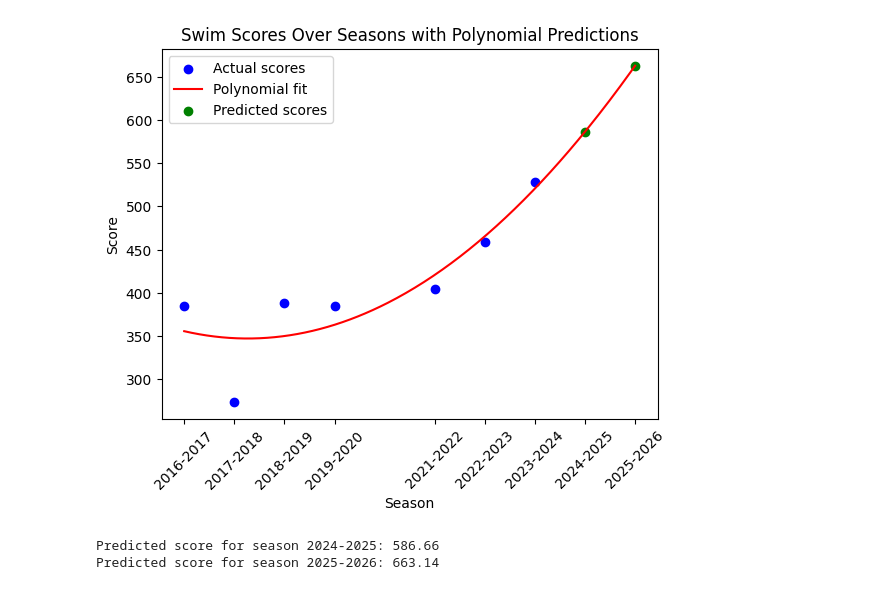
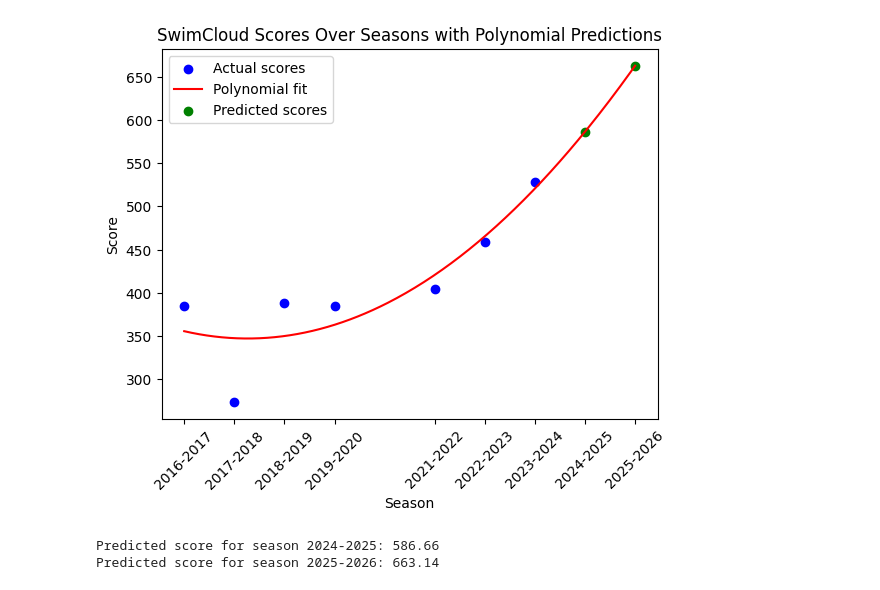
Before and after one commit to ZTW21/SwimCloud-Points-Prediction-Model, a Jupyter notebook: swimcloud-prediction-model.ipynb, the cells around one changed output. Drawn from its saved outputs; the diff is of its cells as text; code cells hidden in the pictures.

```diff
--- a/swimcloud-prediction-model.ipynb
+++ b/swimcloud-prediction-model.ipynb
@@ -27,34 +27,34 @@ future_years = np.array([2025, 2026]).reshape(-1, 1)
 future_years_poly = poly.transform(future_years)
 predictions = model.predict(future_years_poly)
 
 # Prepare for plotting
 all_years = np.concatenate([years, future_years])
 all_scores = np.concatenate([scores, predictions])
 
 # Plot the data and the polynomial regression line
 plt.scatter(data['Year'], data['Score'], color='blue', label='Actual scores')
 
 # Generate a smooth curve for the polynomial fit
 year_range = np.linspace(2017, 2026, 300).reshape(-1, 1)
 year_range_poly = poly.transform(year_range)
 predicted_range = model.predict(year_range_poly)
 
 plt.plot(year_range.flatten(), predicted_range, color='red', label='Polynomial fit')
 plt.scatter(future_years.flatten(), predictions, color='green', label='Predicted scores')
 
 # Adjust x-axis labels to show full season
 season_labels = ["2016-2017", "2017-2018", "2018-2019", "2019-2020", "2021-2022", "2022-2023", "2023-2024", "2024-2025", "2025-2026"]
 plt.xticks(np.append(years.flatten(), future_years.flatten()), season_labels, rotation=45)
 plt.xlabel('Season')
 plt.ylabel('Score')
-plt.title('Swim Scores Over Seasons with Polynomial Predictions')
+plt.title('SwimCloud Scores Over Seasons with Polynomial Predictions')
 plt.legend()
 plt.show()
 
 # Print the predictions
 for season, score in zip(["2024-2025", "2025-2026"], predictions):
     print(f"Predicted score for season {season}: {score:.2f}")
 # %% [output]
-[figure, old version]
+[figure, new version]
 Predicted score for season 2024-2025: 586.66
 Predicted score for season 2025-2026: 663.14
```
Also changed, not shown: 1 other file.
